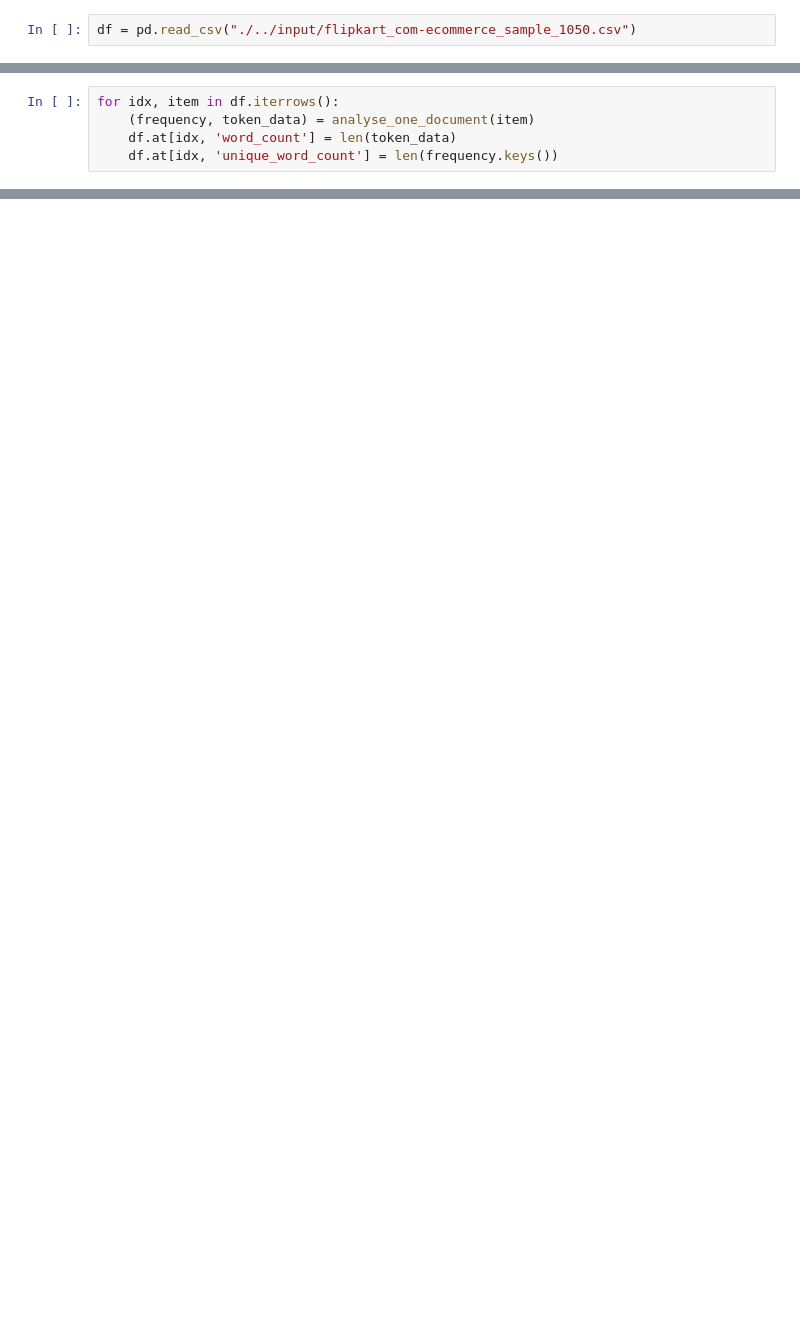
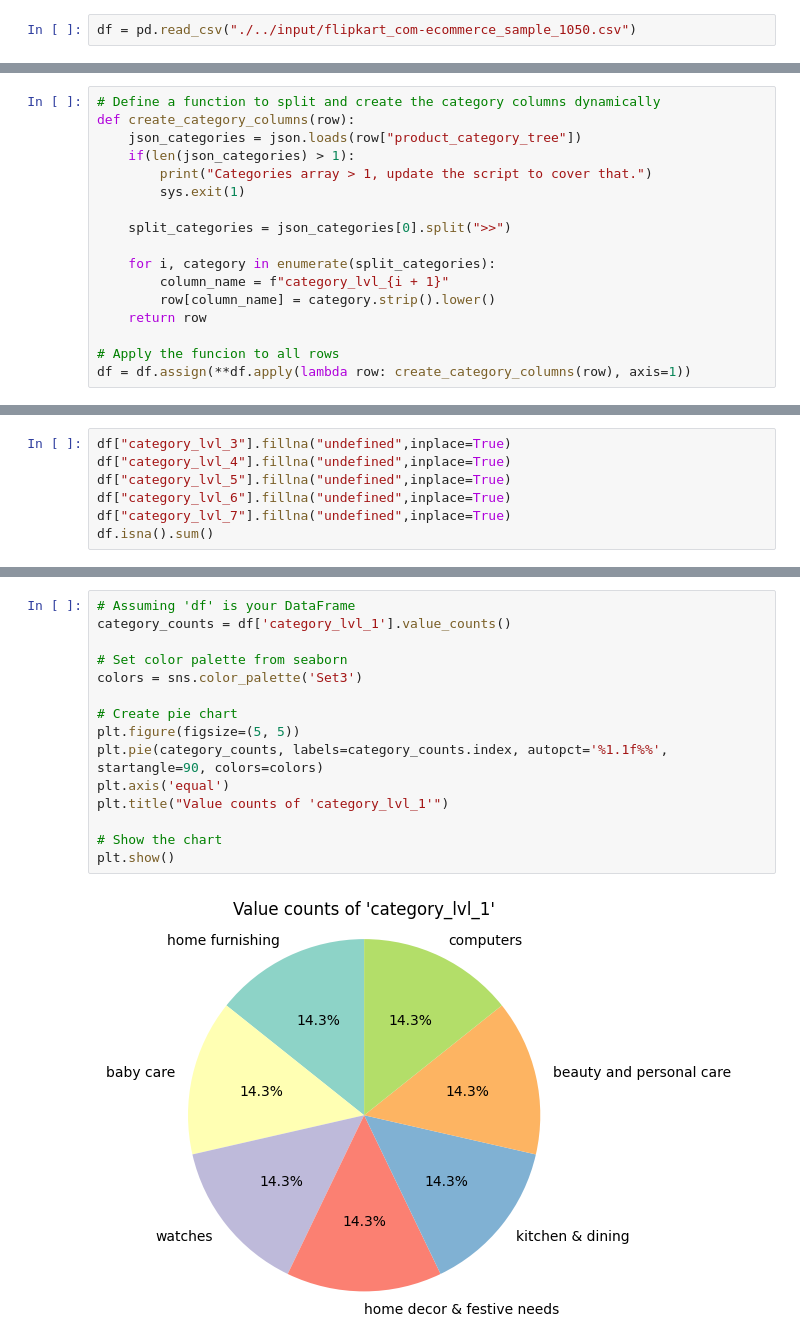
Before and after one commit to 6be709c0/oc-ai-engineer, a Jupyter notebook: OC/P6/output/_1_notebook_pretraitement_feature_extraction_faisaibilite_012024.ipynb, the cells around one changed output, grey strips where cells are left out. Saved outputs shown, nothing was run; the diff lists cells and outputs as text; blank space fills up the shorter version.

Commit message:
add data

```diff
--- a/OC/P6/output/_1_notebook_pretraitement_feature_extraction_faisaibilite_012024.ipynb
+++ b/OC/P6/output/_1_notebook_pretraitement_feature_extraction_faisaibilite_012024.ipynb
@@ -67,5 +43,0 @@ def analyse_one_document(row):
-# %%
-for idx, item in df.iterrows():
-    (frequency, token_data) = analyse_one_document(item)
-    df.at[idx, 'word_count'] = len(token_data)
-    df.at[idx, 'unique_word_count'] = len(frequency.keys())
@@ -72,3 +76,20 @@ for idx, item in df.iterrows():
+# %%
+# Define a function to split and create the category columns dynamically
+def create_category_columns(row):
+    json_categories = json.loads(row["product_category_tree"])
+    if(len(json_categories) > 1):
+        print("Categories array > 1, update the script to cover that.")
+        sys.exit(1)
+
+    split_categories = json_categories[0].split(">>")
+
+    for i, category in enumerate(split_categories):
+        column_name = f"category_lvl_{i + 1}"
+        row[column_name] = category.strip().lower()
+    return row
+
+# Apply the funcion to all rows
+df = df.assign(**df.apply(lambda row: create_category_columns(row), axis=1))
 # %%
 df.head()
 # %% [output]
@@ -305,0 +117,7 @@ display_graph_most_common_product(df3)
+# %%
+df["category_lvl_3"].fillna("undefined",inplace=True)
+df["category_lvl_4"].fillna("undefined",inplace=True)
+df["category_lvl_5"].fillna("undefined",inplace=True)
+df["category_lvl_6"].fillna("undefined",inplace=True)
+df["category_lvl_7"].fillna("undefined",inplace=True)
+df.isna().sum()
@@ -305,0 +150,17 @@ display_graph_most_common_product(df3)
+# %%
+# Assuming 'df' is your DataFrame
+category_counts = df['category_lvl_1'].value_counts()
+
+# Set color palette from seaborn
+colors = sns.color_palette('Set3')
+
+# Create pie chart
+plt.figure(figsize=(5, 5))
+plt.pie(category_counts, labels=category_counts.index, autopct='%1.1f%%', startangle=90, colors=colors)
+plt.axis('equal')
+plt.title("Value counts of 'category_lvl_1'")
+
+# Show the chart
+plt.show()
+# %% [output]
+[figure, added]
```
Also changed, not shown: parts of 97 cells of this notebook, 7 other files.
